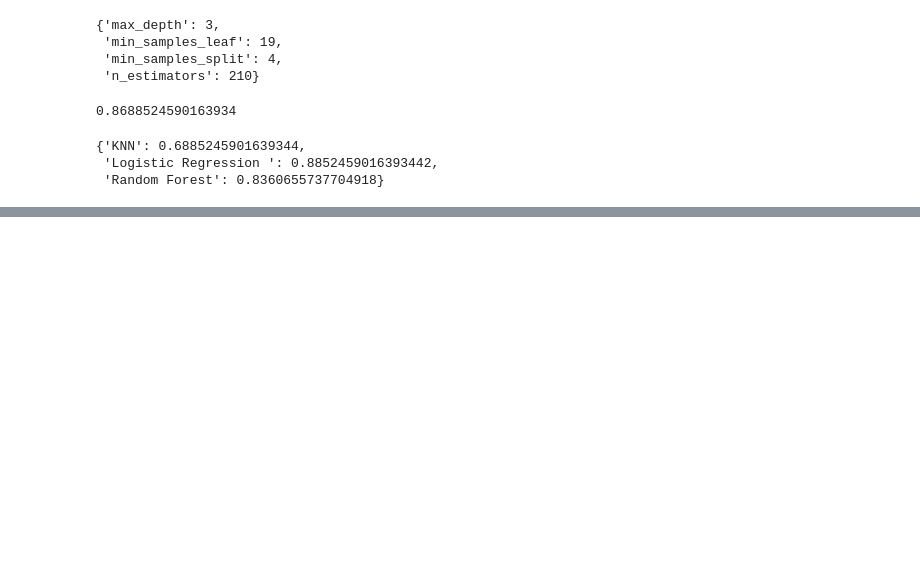
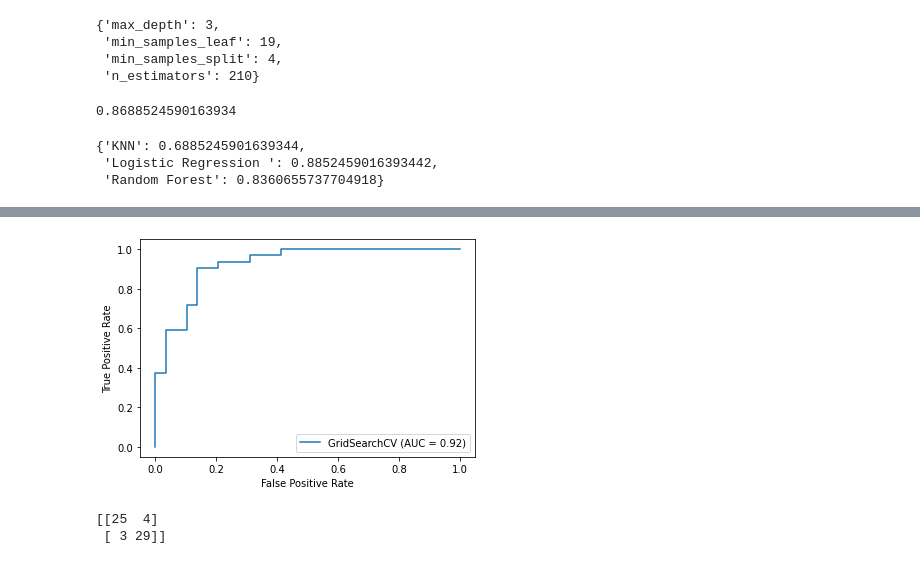
Before and after one commit to Aahra/End-to-End-Heart-Disease-classification-Milestone-Project-1-, a Jupyter notebook: End_to_end_Heart_disease_classification_.ipynb, the cells around one changed output, grey strips where cells are left out. Saved outputs shown, nothing was run; the diff lists cells and outputs as text; code cells hidden in the pictures; blank space fills up the shorter version.

```diff
--- a/End_to_end_Heart_disease_classification_.ipynb
+++ b/End_to_end_Heart_disease_classification_.ipynb
@@ -596,0 +599,15 @@ model_scores
+# %%
+#Since the logisticregression model provides the bet results so far ,we will try to improve them again using  GridSearchCV
+
+log_reg_grid = {"C":np.logspace(-4,4,30),
+                "solver":["liblinear"]}
+
+#Setup grid hyperparameter search for LogisticRegression
+
+gs_log_reg = GridSearchCV(LogisticRegression(),
+                           param_grid = log_reg_grid,
+                           cv=5,
+                           verbose = True)
+
+#Fit grid hyperparameter search odel
+gs_log_reg.fit(X_train,Y_train)
@@ -596,0 +682,13 @@ model_scores
+# %%
+#Import  ROc curve function from the  sklearn.metrics models
+
+#Plot ROc curve and calculate AUC metrix
+plot_roc_curve(gs_log_reg,X_test,Y_test);
+# %% [output]
+[figure, added]
+# %%
+#Confusion matrix
+print(confusion_matrix(Y_test,y_preds))
+# %% [output]
+[[25  4]
+ [ 3 29]]
```
Also changed, not shown: parts of 13 cells of this notebook.
